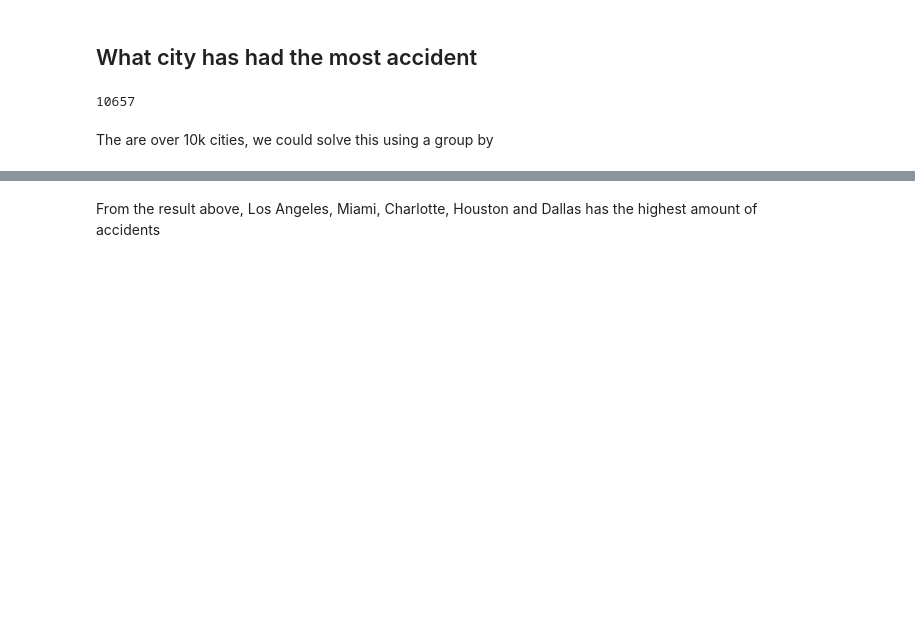
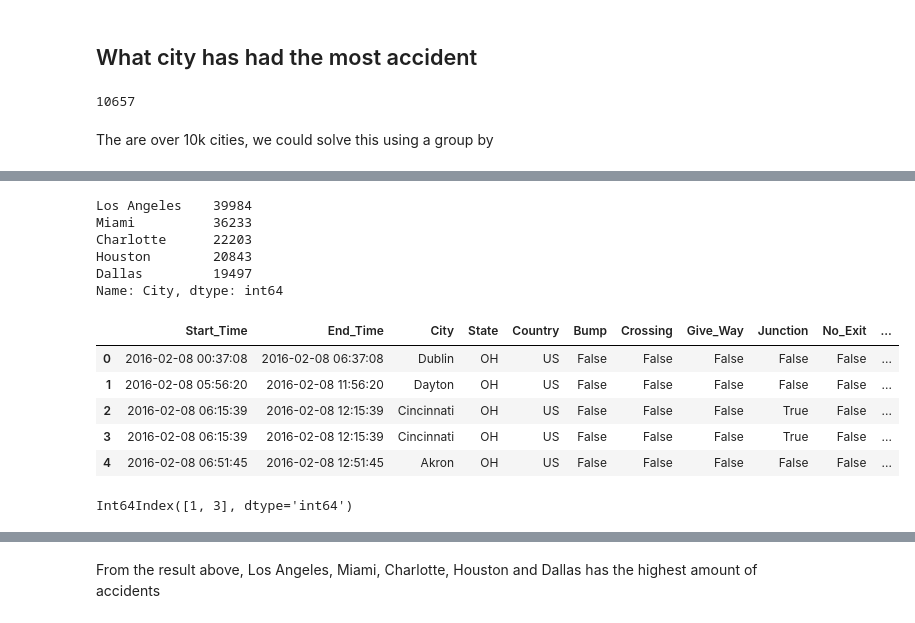
Before and after one commit to Walz194/us_accidents, a Jupyter notebook: us-accidents.ipynb, the cells around one changed output, grey strips where cells are left out. Saved outputs shown, nothing was run; the diff lists cells and outputs as text; code cells hidden in the pictures; blank space fills up the shorter version.

Commit message:
I made a lot of changes. I discovered that a lot of cities had more than one states and it was corrected

```diff
--- a/us-accidents.ipynb
+++ b/us-accidents.ipynb
@@ -174,0 +188,18 @@ Name: City, dtype: int64
+# %%
+city_acc.head()
+# %% [output]
+Los Angeles    39984
+Miami          36233
+Charlotte      22203
+Houston        20843
+Dallas         19497
+Name: City, dtype: int64
+# %%
+streamlined_df.head()
+# %% [output]
+|  | Start_Time | End_Time | City | State | Country | Bump | Crossing | Give_Way | Junction | No_Exit | ... |
+| 0 | 2016-02-08 00:37:08 | 2016-02-08 06:37:08 | Dublin | OH | US | False | False | False | False | False | ... |
+| 1 | 2016-02-08 05:56:20 | 2016-02-08 11:56:20 | Dayton | OH | US | False | False | False | False | False | ... |
+| 2 | 2016-02-08 06:15:39 | 2016-02-08 12:15:39 | Cincinnati | OH | US | False | False | False | True | False | ... |
+| 3 | 2016-02-08 06:15:39 | 2016-02-08 12:15:39 | Cincinnati | OH | US | False | False | False | True | False | ... |
+| 4 | 2016-02-08 06:51:45 | 2016-02-08 12:51:45 | Akron | OH | US | False | False | False | False | False | ... |
@@ -174,0 +211,4 @@ Name: City, dtype: int64
+# %%
+merged.loc[(merged.City=='Miami') & (merged.State != 'FL')].index
+# %% [output]
+Int64Index([1, 3], dtype='int64')
```
Also changed, not shown: parts of 29 cells of this notebook.
